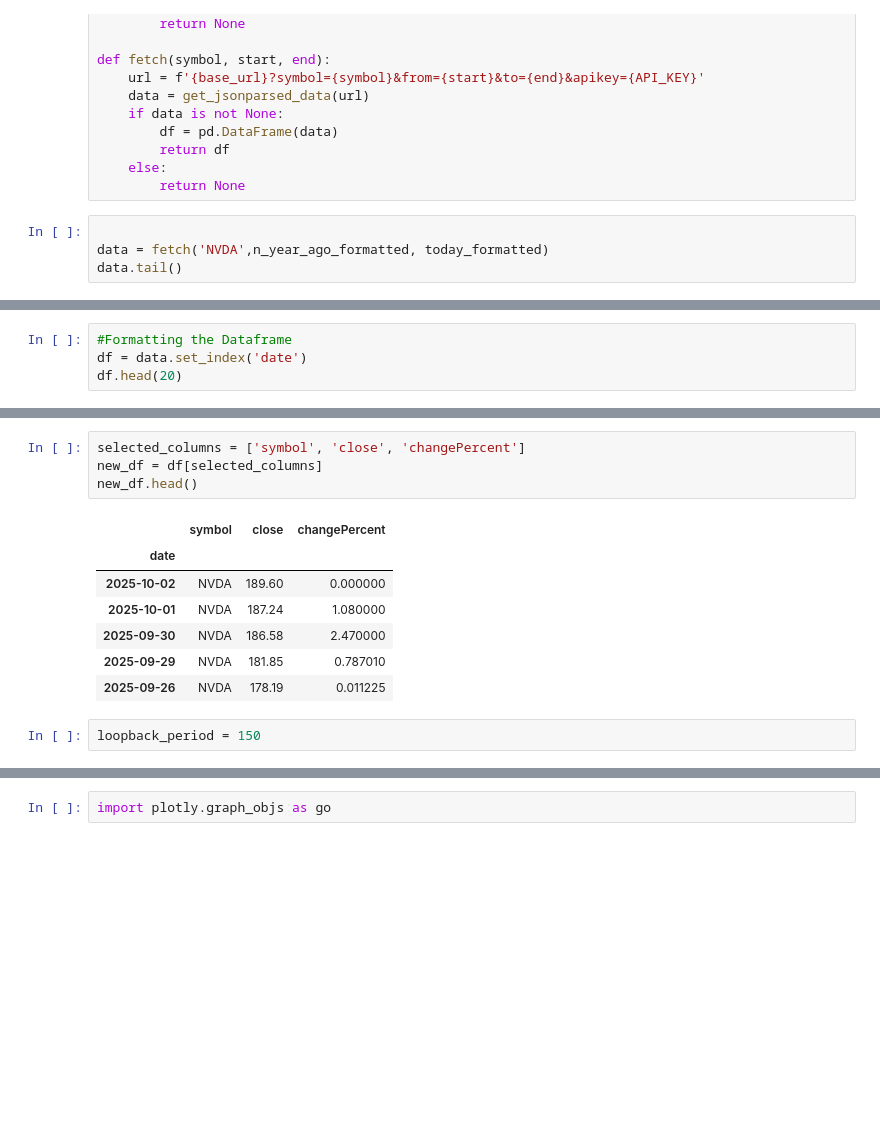
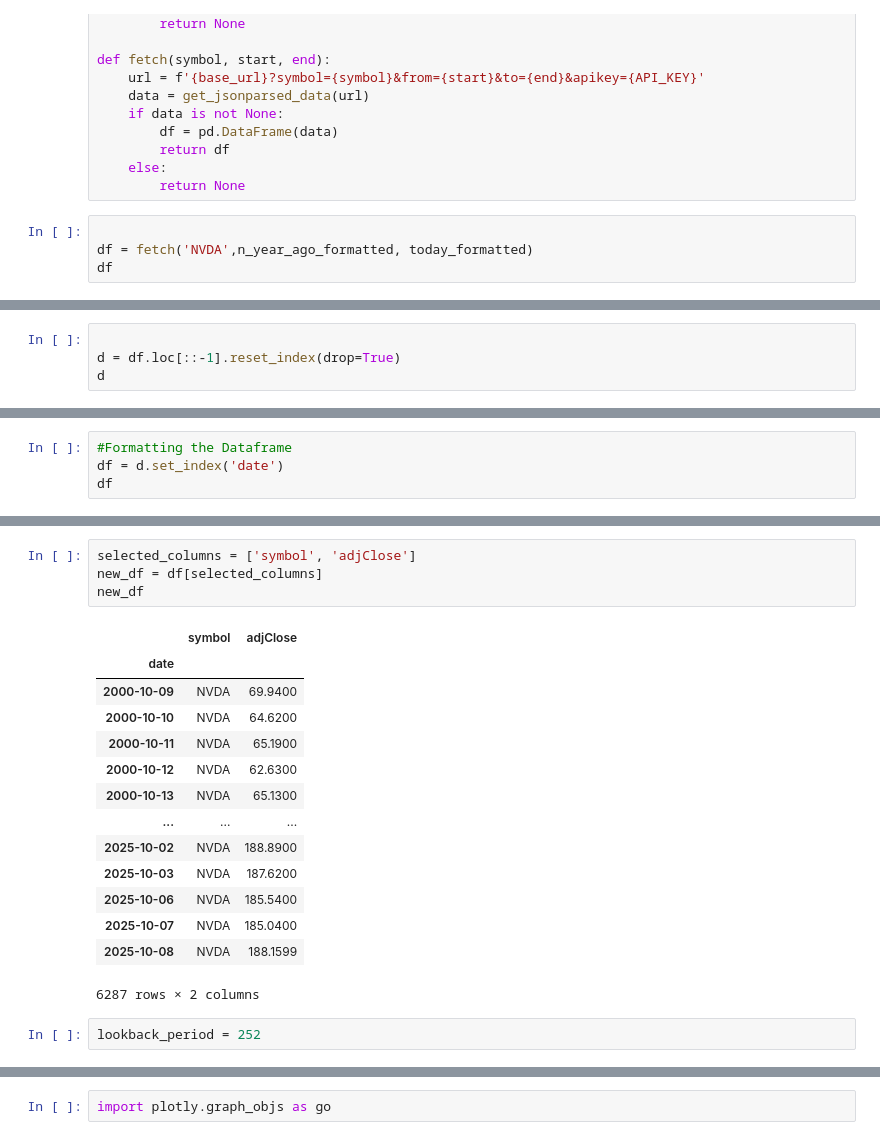
Before and after one commit to shaliniscode/stock_analysis, a Jupyter notebook: Absolute Momentum.ipynb, the cells around one changed output, grey strips where cells are left out. Cells and saved outputs as stored; diff of their text form; blank space fills up the shorter version.

```diff
--- a/Absolute Momentum.ipynb
+++ b/Absolute Momentum.ipynb
@@ -40,6 +40,6 @@ def fetch(symbol, start, end):
         return None
 # %%
 
-data = fetch('NVDA',n_year_ago_formatted, today_formatted)
-data.tail()
+df = fetch('NVDA',n_year_ago_formatted, today_formatted)
+df
 # %% [output]
@@ -51,0 +59,4 @@ data.tail()
+# %%
+
+d = df.loc[::-1].reset_index(drop=True)
+d
@@ -52,5 +77,5 @@ data.tail()
 # %%
 #Formatting the Dataframe
-df = data.set_index('date')
-df.head(20)
+df = d.set_index('date')
+df
 # %% [output]
@@ -75,14 +178,21 @@ df.head(20)
 # %%
-selected_columns = ['symbol', 'close', 'changePercent']
+selected_columns = ['symbol', 'adjClose']
 new_df = df[selected_columns]
-new_df.head()
+new_df
 # %% [output]
-|  | symbol | close | changePercent |
-| date |  |  |  |
-| 2025-10-02 | NVDA | 189.60 | 0.000000 |
-| 2025-10-01 | NVDA | 187.24 | 1.080000 |
-| 2025-09-30 | NVDA | 186.58 | 2.470000 |
-| 2025-09-29 | NVDA | 181.85 | 0.787010 |
-| 2025-09-26 | NVDA | 178.19 | 0.011225 |
+|  | symbol | adjClose |
+| date |  |  |
+| 2000-10-09 | NVDA | 69.9400 |
+| 2000-10-10 | NVDA | 64.6200 |
+| 2000-10-11 | NVDA | 65.1900 |
+| 2000-10-12 | NVDA | 62.6300 |
+| 2000-10-13 | NVDA | 65.1300 |
+| ... | ... | ... |
+| 2025-10-02 | NVDA | 188.8900 |
+| 2025-10-03 | NVDA | 187.6200 |
+| 2025-10-06 | NVDA | 185.5400 |
+| 2025-10-07 | NVDA | 185.0400 |
+| 2025-10-08 | NVDA | 188.1599 |
+6287 rows × 2 columns
 # %%
-loopback_period = 150
+lookback_period = 252
```
Also changed, not shown: parts of 14 cells of this notebook, 1 other file.
